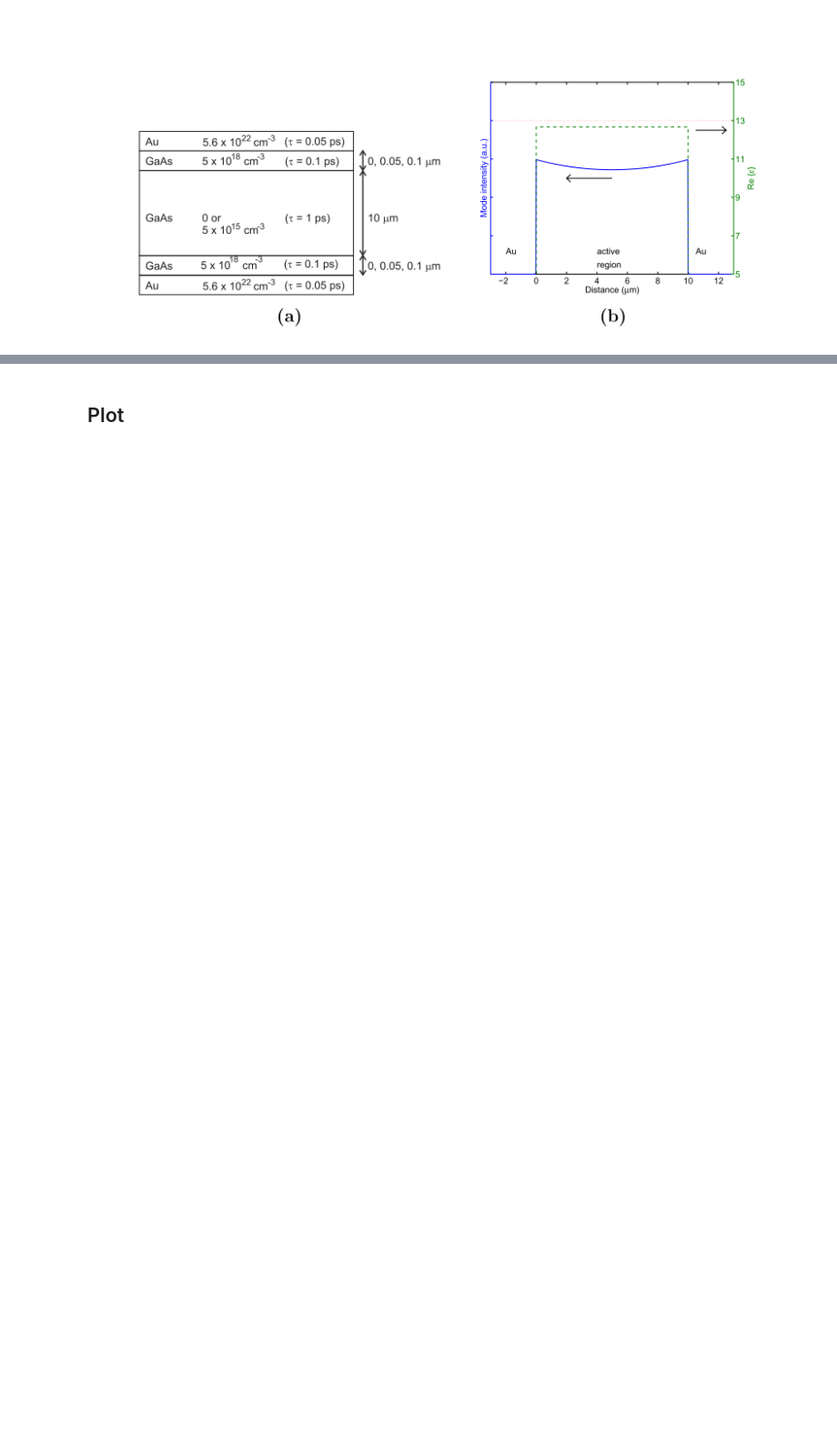
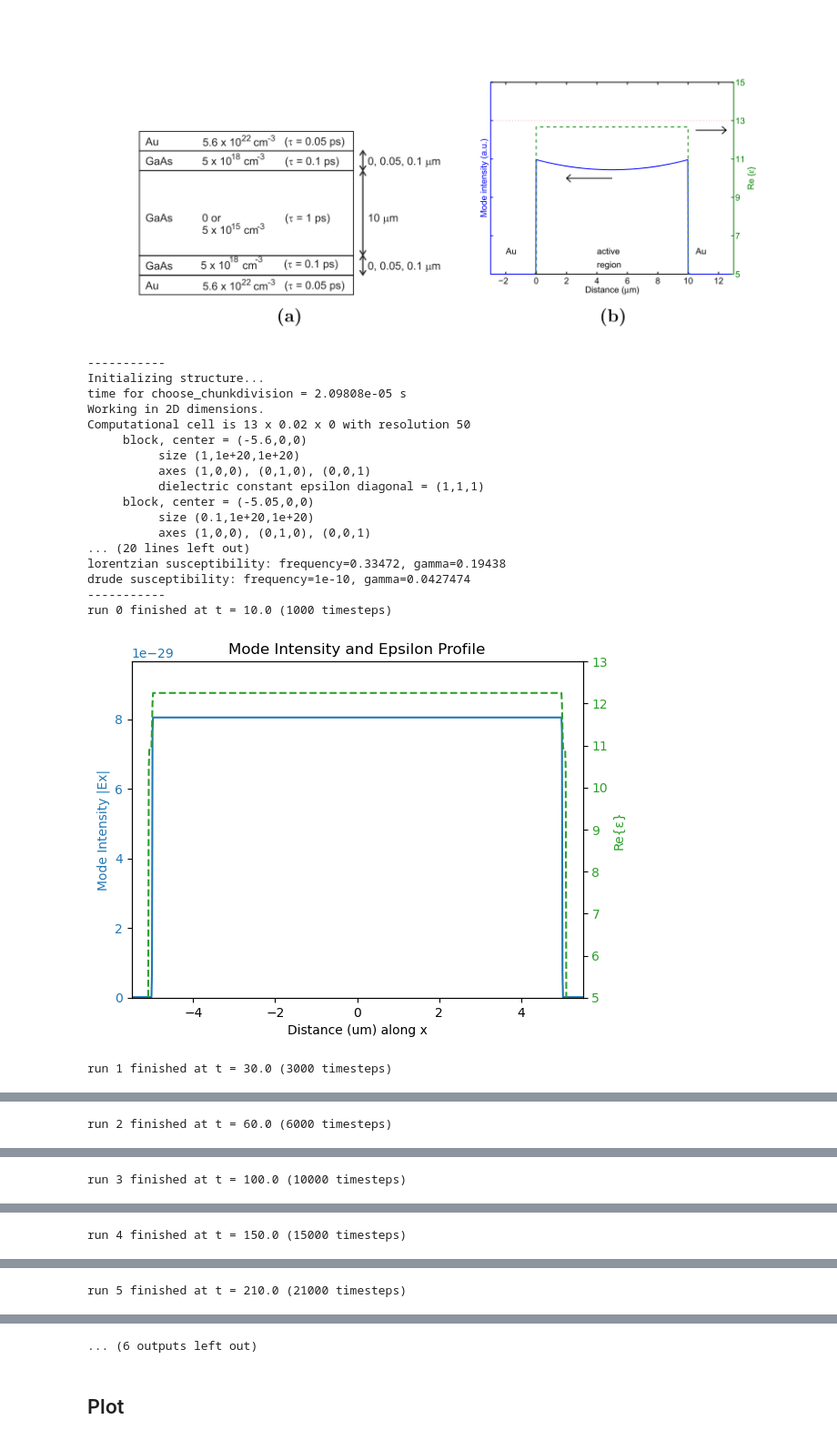
Before and after one commit to zhou277/Semiconductor_laser, a Jupyter notebook: QCL_Lab.ipynb, the cells around one changed output, grey strips where cells are left out. Shown at 91% size. Drawn from its saved outputs; the diff is of its cells as text; code cells hidden in the pictures; blank space fills up the shorter version.

```diff
--- a/QCL_Lab.ipynb
+++ b/QCL_Lab.ipynb
@@ -765,8 +745,11 @@ add_layer(Au_thickness, Au)
 ###-----------------------------------------------------------source------------------------------------------------------------------------###
 # Source
 sources = [mp.Source(
-            src=mp.ContinuousSource(frequency=frequency,fwidth=0.1*frequency,start_time=0,
-            end_time=1e1),component=mp.Ez,center=mp.Vector3(0,0,-sz/2),size = mp.Vector3(sx,0,0))]
+            src=mp.ContinuousSource(frequency=frequency,fwidth=0.1*frequency,
+                                    start_time=0,end_time=1e1),
+                    component=mp.Ex,
+                    center=mp.Vector3(0,0,-sz/2),
+                    size = mp.Vector3(sx-1,0,0))]
 
 # Simulation setup
 sim = mp.Simulation(
@@ -775,35 +758,55 @@ sim = mp.Simulation(
     # boundary_layers=pml_layers,
     geometry=geometry,
     sources=sources,
     dimensions=2)
 
 # sim.plot2D()
 for i in range (10,100,10):
     sim.run(until=i)
     ###-------------------------------------------------------------Plot--------------------------------------------------------------------###
 
     # 采样 x 方向 Ez 场强
     x = np.linspace(-sx/2, sx/2, 1000)
     eps_data = np.array([sim.get_epsilon_point(mp.Vector3(xi,0)) for xi in x])
-    ez_data = np.array([sim.get_field_point(mp.Ez, mp.Vector3(xi))**2/2 for xi in x])
+    ex_data = np.array([sim.get_field_point(mp.Ex, mp.Vector3(xi))**2/2 for xi in x])
 
     # === 画图 === #
     fig, ax1 = plt.subplots()
 
     color = 'tab:blue'
     ax1.set_xlabel('Distance (um) along x')
-    ax1.set_ylabel('Mode Intensity |Ez|', color=color)
-    ax1.plot(x, ez_data, color=color)
+    ax1.set_ylabel('Mode Intensity |Ex|', color=color)
+    ax1.plot(x, ex_data, color=color)
     ax1.tick_params(axis='y', labelcolor=color)
-    ax1.set_xlim(-sx/2,sx/2)
-    ax1.set_ylim(0, np.max(ez_data)*1.2)
+    ax1.set_xlim(-sx/2+1,sx/2-1)
+    ax1.set_ylim(0, np.max(ex_data)*1.2)
 
     ax2 = ax1.twinx()
     color = 'tab:green'
     ax2.set_ylabel('Re{ε}', color=color)
     ax2.plot(x, eps_data, color=color, linestyle='--')
     ax2.tick_params(axis='y', labelcolor=color)
     ax2.set_ylim(5, 13)
 
     plt.title('Mode Intensity and Epsilon Profile')
     plt.show()
+# %% [output]
+-----------
+Initializing structure...
+time for choose_chunkdivision = 2.09808e-05 s
+Working in 2D dimensions.
+Computational cell is 13 x 0.02 x 0 with resolution 50
+     block, center = (-5.6,0,0)
+          size (1,1e+20,1e+20)
+          axes (1,0,0), (0,1,0), (0,0,1)
+          dielectric constant epsilon diagonal = (1,1,1)
+     block, center = (-5.05,0,0)
+          size (0.1,1e+20,1e+20)
+          axes (1,0,0), (0,1,0), (0,0,1)
+... (20 lines left out)
+lorentzian susceptibility: frequency=0.33472, gamma=0.19438
+drude susceptibility: frequency=1e-10, gamma=0.0427474
+-----------
+run 0 finished at t = 10.0 (1000 timesteps)
+[figure, added]
+run 1 finished at t = 30.0 (3000 timesteps)
@@ -809,0 +814 @@ for i in range (10,100,10):
+run 2 finished at t = 60.0 (6000 timesteps)
@@ -809,0 +816 @@ for i in range (10,100,10):
+run 3 finished at t = 100.0 (10000 timesteps)
@@ -809,0 +818 @@ for i in range (10,100,10):
+run 4 finished at t = 150.0 (15000 timesteps)
@@ -809,0 +820 @@ for i in range (10,100,10):
+run 5 finished at t = 210.0 (21000 timesteps)
@@ -810,3 +822,4 @@ for i in range (10,100,10):
+... (6 outputs left out)
 # %% [markdown]
 ## Plot
 # %%
```
Also changed, not shown: parts of 6 cells of this notebook, 8 other files.
